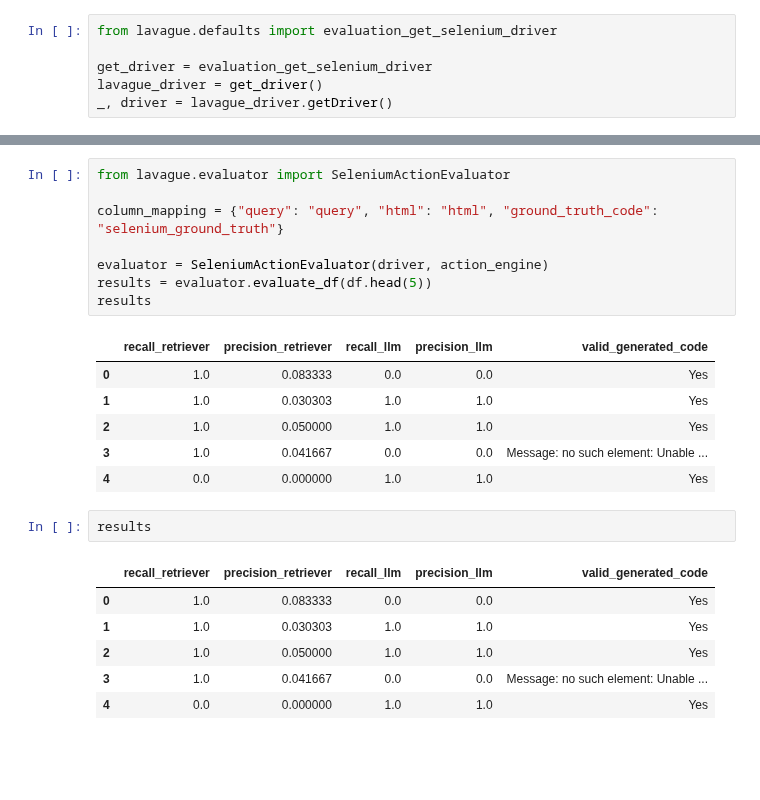
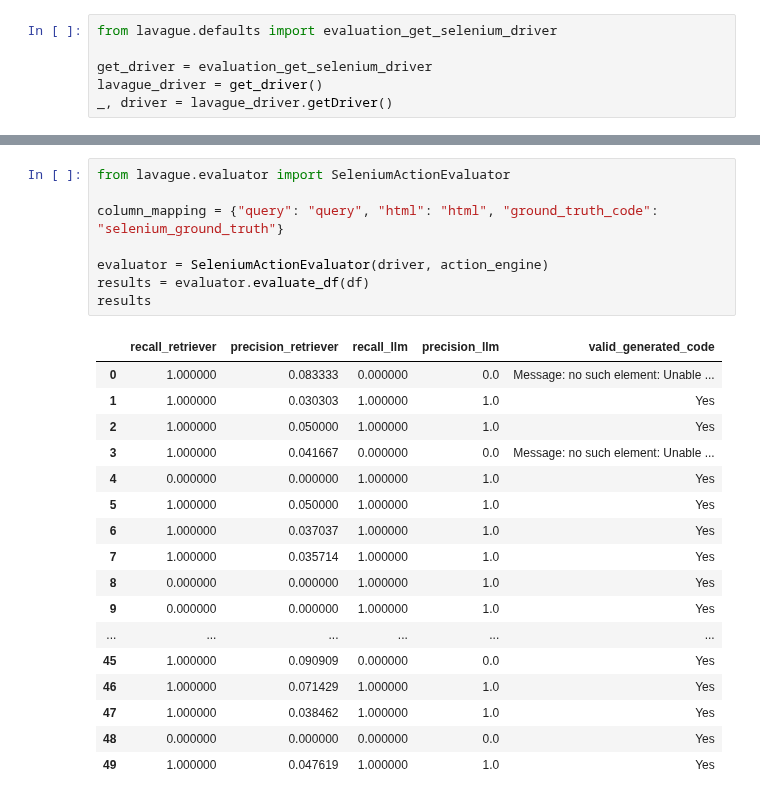
Before and after one commit to lavague-ai/LaVague, a Jupyter notebook: metric.ipynb, the cells around one changed output, grey strips where cells are left out. Saved outputs shown, nothing was run; the diff lists cells and outputs as text; blank space fills up the shorter version.

```diff
--- a/metric.ipynb
+++ b/metric.ipynb
@@ -54,27 +54,29 @@ df.head(5)
 # %%
 from lavague.evaluator import SeleniumActionEvaluator
 
 column_mapping = {"query": "query", "html": "html", "ground_truth_code": "selenium_ground_truth"}
 
 evaluator = SeleniumActionEvaluator(driver, action_engine)
-results = evaluator.evaluate_df(df.head(5))
+results = evaluator.evaluate_df(df)
 results
 # %% [output]
 |  | recall_retriever | precision_retriever | recall_llm | precision_llm | valid_generated_code |
-| 0 | 1.0 | 0.083333 | 0.0 | 0.0 | Yes |
-| 1 | 1.0 | 0.030303 | 1.0 | 1.0 | Yes |
-| 2 | 1.0 | 0.050000 | 1.0 | 1.0 | Yes |
-| 3 | 1.0 | 0.041667 | 0.0 | 0.0 | Message: no such element: Unable ... |
-| 4 | 0.0 | 0.000000 | 1.0 | 1.0 | Yes |
+| 0 | 1.000000 | 0.083333 | 0.000000 | 0.0 | Message: no such element: Unable ... |
+| 1 | 1.000000 | 0.030303 | 1.000000 | 1.0 | Yes |
+| 2 | 1.000000 | 0.050000 | 1.000000 | 1.0 | Yes |
+| 3 | 1.000000 | 0.041667 | 0.000000 | 0.0 | Message: no such element: Unable ... |
+| 4 | 0.000000 | 0.000000 | 1.000000 | 1.0 | Yes |
+| 5 | 1.000000 | 0.050000 | 1.000000 | 1.0 | Yes |
+| 6 | 1.000000 | 0.037037 | 1.000000 | 1.0 | Yes |
+| 7 | 1.000000 | 0.035714 | 1.000000 | 1.0 | Yes |
+| 8 | 0.000000 | 0.000000 | 1.000000 | 1.0 | Yes |
+| 9 | 0.000000 | 0.000000 | 1.000000 | 1.0 | Yes |
+| ... | ... | ... | ... | ... | ... |
+| 45 | 1.000000 | 0.090909 | 0.000000 | 0.0 | Yes |
+| 46 | 1.000000 | 0.071429 | 1.000000 | 1.0 | Yes |
+| 47 | 1.000000 | 0.038462 | 1.000000 | 1.0 | Yes |
+| 48 | 0.000000 | 0.000000 | 0.000000 | 0.0 | Yes |
+| 49 | 1.000000 | 0.047619 | 1.000000 | 1.0 | Yes |
-# %%
-results
-# %% [output]
-|  | recall_retriever | precision_retriever | recall_llm | precision_llm | valid_generated_code |
-| 0 | 1.0 | 0.083333 | 0.0 | 0.0 | Yes |
-| 1 | 1.0 | 0.030303 | 1.0 | 1.0 | Yes |
-| 2 | 1.0 | 0.050000 | 1.0 | 1.0 | Yes |
-| 3 | 1.0 | 0.041667 | 0.0 | 0.0 | Message: no such element: Unable ... |
-| 4 | 0.0 | 0.000000 | 1.0 | 1.0 | Yes |
 # %%
 results.drop("valid_generated_code", axis=1).mean()
 # %% [output]
```
Also changed, not shown: parts of 5 cells of this notebook.
